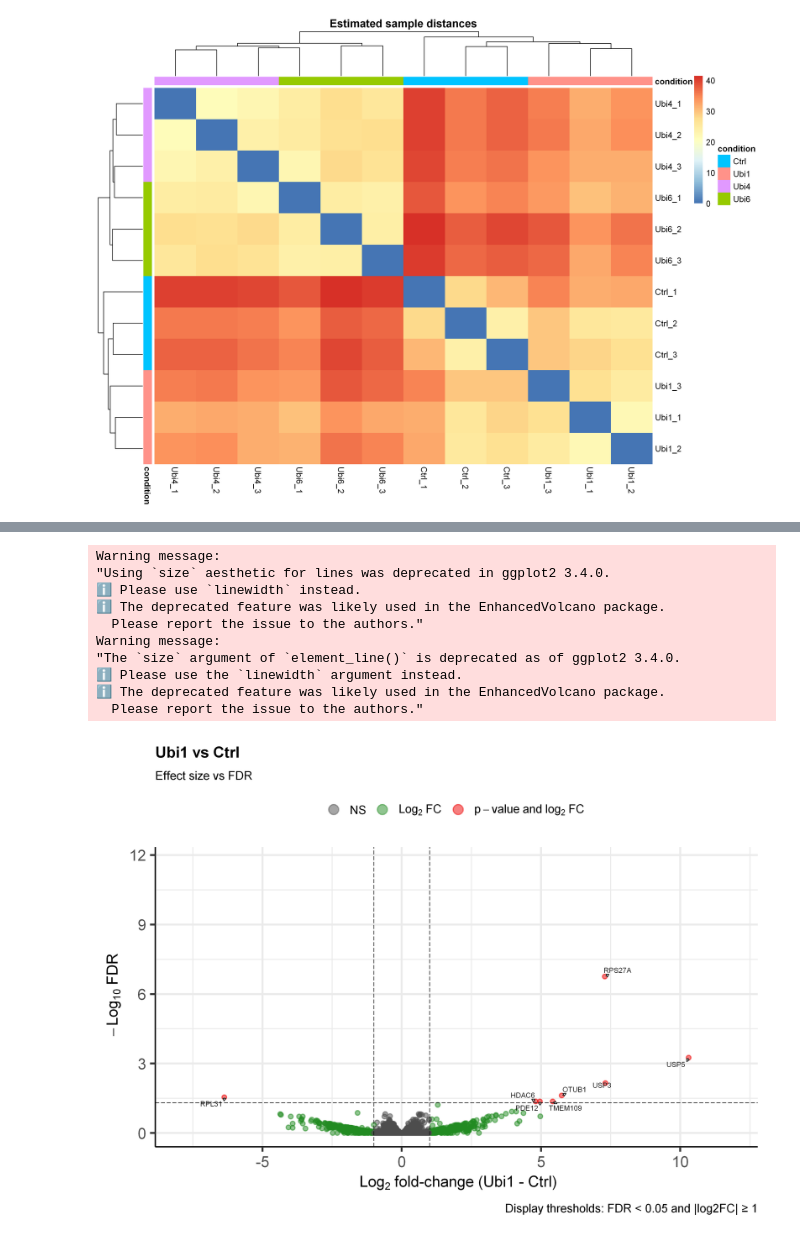
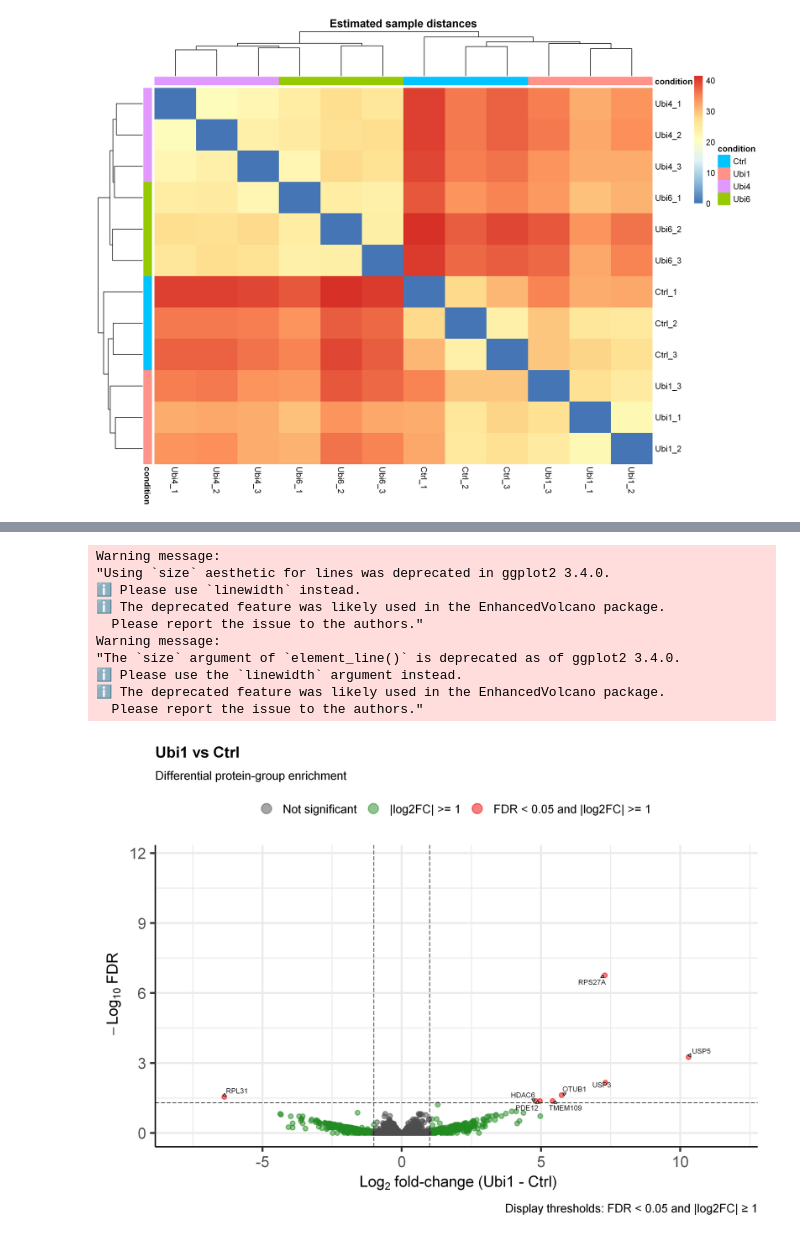
Before and after one commit to meshik/bioinformatics-code-hub, a Jupyter notebook: proteomics/differential_abundance/r.ipynb, the cells around one changed output, grey strips where cells are left out. Saved outputs shown, nothing was run; the diff lists cells and outputs as text; code cells hidden in the pictures.

```diff
--- a/proteomics/differential_abundance/r.ipynb
+++ b/proteomics/differential_abundance/r.ipynb
@@ -274,12 +304,15 @@ pheatmap::pheatmap(
 #   'Ubi1 - Ctrl' read naturally as "difference in group means".
 
 samples <- samples %>%
-  mutate(
-    condition = factor(condition),
+  dplyr::mutate(
+    condition = factor(
+      condition,
+      levels = c("Ctrl", "Ubi1", "Ubi4", "Ubi6")
+    )
   )
 
 # Design without intercept
-design <- model.matrix(~ 0 + condition, data = samples)
+design <- stats::model.matrix(~ 0 + condition, data = samples)
 
 # make the design column names match the condition levels exactly.
 # This avoids surprises from model.matrix() name munging.
@@ -290,30 +323,4 @@ design
 
 fit <- proDA::proDA(lfq_mat, design = design)
 fit
-
-# Example: test the contrast of interest (Ubi1 vs Ctrl) and sort by adjusted p-value.
-res_1_vs_ctrl <- proDA::test_diff(
-  fit,
-  `Ubi1` - `Ctrl`,
-  sort_by = "adj_pval"
-)
-
-res_1_vs_ctrl <- res_1_vs_ctrl %>%
-  dplyr::left_join(
-    protein_annotation,
-    by = c("name" = "feature_id")
-  )
-
-head(
-  res_1_vs_ctrl %>%
-    dplyr::select(
-      display_name,
-      protein_ids,
-      diff,
-      pval,
-      adj_pval,
-      avg_abundance,
-      n_obs
-    )
-)
 # %% [output]
@@ -361,4 +397,5 @@ A data.frame: 6 × 8
 # %%
+## Volcano plot
 vol_df <- res_1_vs_ctrl
 
 volcano_labels <- vol_df %>%
@@ -368,34 +405,40 @@ volcano_labels <- vol_df %>%
   dplyr::pull(display_name)
 
 EnhancedVolcano::EnhancedVolcano(
   vol_df,
   lab = vol_df$display_name,
   selectLab = volcano_labels,
   x = "diff",
   y = "adj_pval",
   xlab = bquote(~Log[2]~"fold-change (Ubi1 - Ctrl)"),
   ylab = bquote(~-Log[10]~"FDR"),
   pCutoff = 0.05,
   FCcutoff = 1,
   pointSize = 2,
   labSize = 3,
   drawConnectors = TRUE,
   max.overlaps = 30,
+  legendLabels = c(
+    "Not significant",
+    "|log2FC| >= 1",
+    "FDR < 0.05",
+    "FDR < 0.05 and |log2FC| >= 1"
+  ),
   title = "Ubi1 vs Ctrl",
-  subtitle = "Effect size vs FDR",
+  subtitle = "Differential protein-group enrichment",
   caption = "Display thresholds: FDR < 0.05 and |log2FC| ≥ 1"
 )
 # %% [output]
 Warning message:
 "Using `size` aesthetic for lines was deprecated in ggplot2 3.4.0.
 ℹ Please use `linewidth` instead.
 ℹ The deprecated feature was likely used in the EnhancedVolcano package.
   Please report the issue to the authors."
 Warning message:
 "The `size` argument of `element_line()` is deprecated as of ggplot2 3.4.0.
 ℹ Please use the `linewidth` argument instead.
 ℹ The deprecated feature was likely used in the EnhancedVolcano package.
   Please report the issue to the authors."
-[figure, old version]
+[figure, new version]
 # %%
 ## Heatmap of top hits
```
Also changed, not shown: parts of 13 cells of this notebook.
